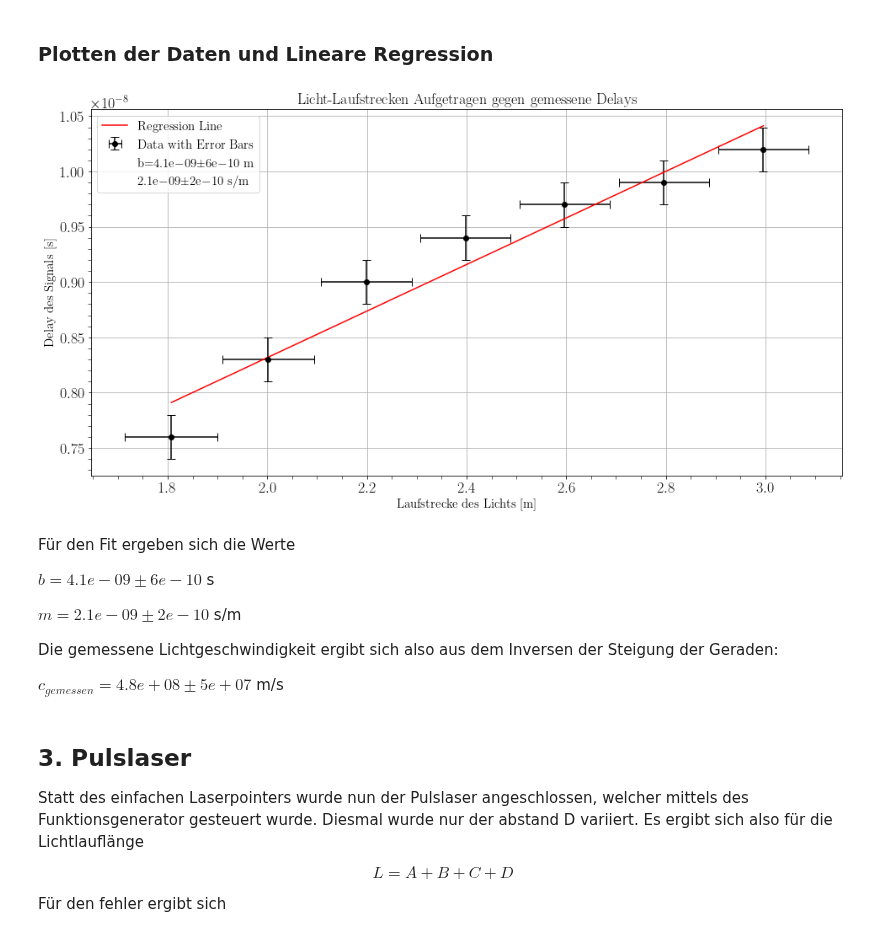
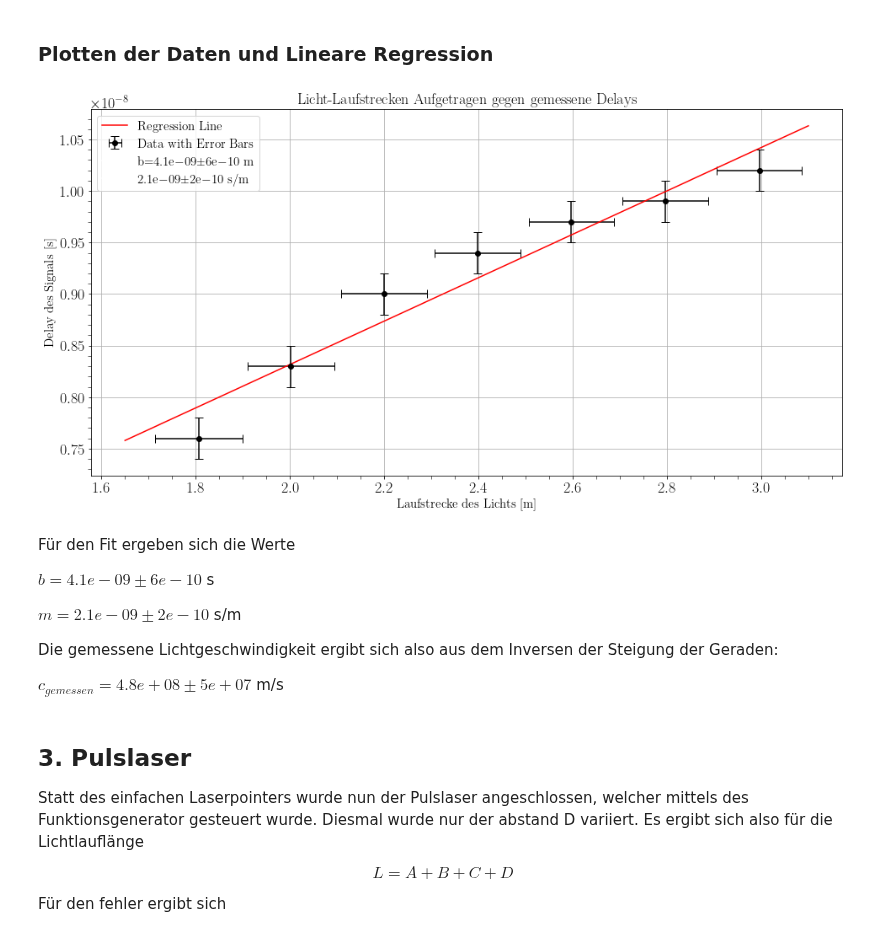
Before and after one commit to MayerPablo/FP, a Jupyter notebook: Lichtlaufzeiten/Lichtlaufzeiten.ipynb, the cells around one changed output. Saved outputs shown, nothing was run; the diff lists cells and outputs as text; code cells hidden in the pictures.

```diff
--- a/Lichtlaufzeiten/Lichtlaufzeiten.ipynb
+++ b/Lichtlaufzeiten/Lichtlaufzeiten.ipynb
@@ -382,7 +382,7 @@ mTeil2 = bestM(delayAverage,LichtLaufstrecke2)
 bTeil2Err = stuB(delayAverage,LichtLaufstrecke2)
 mTeil2Err = stuM(delayAverage,LichtLaufstrecke2)
 
-zeichenBereichTeil2 = np.linspace(2.2, 2.85, 100)
+zeichenBereichTeil2 = np.linspace(1.65, 3.1, 100)
 # %% [markdown]
 ### Plotten der Daten und Lineare Regression
 # %%
@@ -401,35 +401,35 @@ LichtgeschwindigkeitGemessen2Err = DivisionMitFehler(1, 0,mTeil2, mTeil2Err)[1]
 # Plotgröße anpassen
 plt.figure(figsize=(16, 8))
 
 # Zeichnen der Datenpunkte in schwarz
 plt.errorbar(LichtLaufstrecke2, delayAverage, xerr=LichtLaufstrecke2Err,
              yerr=delayErr, fmt='o',capsize=5, label='Data with Error Bars', color='black')
 
 # Zeichnen der linearen Ausgleichsgerade in rot
-plt.plot(LichtLaufstrecke2, mTeil2 * LichtLaufstrecke2 + bTeil2, color='red', label='Regression Line')
+plt.plot(zeichenBereichTeil2, mTeil2 * zeichenBereichTeil2 + bTeil2, color='red', label='Regression Line')
 
 #b pm und m pm in die Legende einfügen
 plt.errorbar(2.6,0.9*10**-8,markersize='0',label = "b=4.1e−09±6e−10 m", color="white")
 plt.errorbar(2.6,0.9*10**-8,markersize='0',label = "2.1e−09±2e−10 s/m ", color="white")
 
 
 # Achsenbeschriftungen
 plt.ylabel(r'Delay des Signals [s]')
 plt.xlabel(r'Laufstrecke des Lichts [m]')
 plt.title("Licht-Laufstrecken Aufgetragen gegen gemessene Delays")
 
 plt.legend()
 plt.show()
 
 
 # Ausgabe des Hz-Werts für den Minimalpunkt
 md(f"""Für den Fit ergeben sich die Werte \n
 $b = {bTeil2:.1e} \pm {bTeil2Err:.0e}$ s \n
 $m = {mTeil2:.1e} \pm {mTeil2Err:.0e}$ s/m\n
 Die gemessene Lichtgeschwindigkeit ergibt sich also aus dem Inversen der Steigung der Geraden: \n
 $c_{{gemessen}} = {LichtgeschwindigkeitGemessen2:.1e} \pm {LichtgeschwindigkeitGemessen2Err:.0e}$ m/s""")
 # %% [output]
-[figure, old version]
+[figure, new version]
 Für den Fit ergeben sich die Werte
 
 $b = 4.1e-09 \pm 6e-10$ s
```
Also changed, not shown: parts of 2 cells of this notebook.
